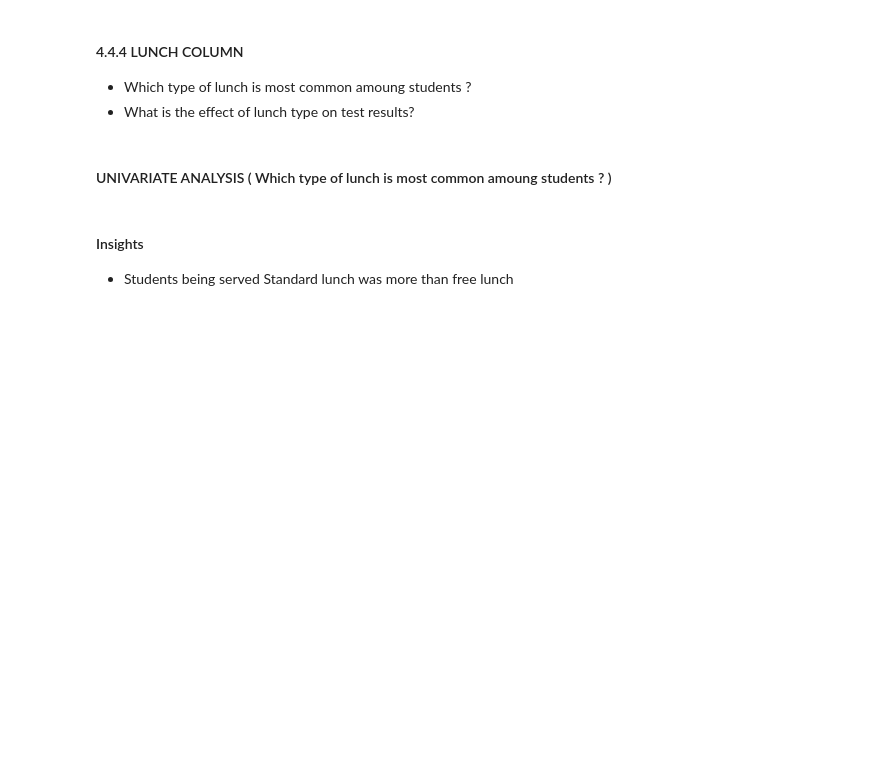
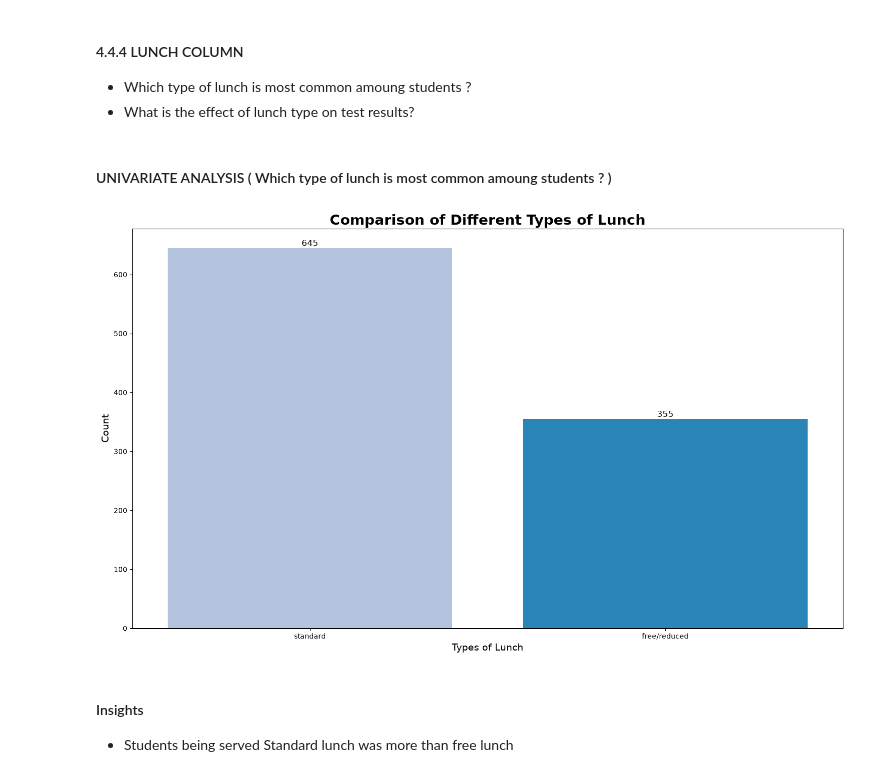
Before and after one commit to fiorellatrigo/mlproject, a Jupyter notebook: notebook/1 . EDA STUDENT PERFORMANCE .ipynb, the cells around one changed output. Drawn from its saved outputs; the diff is of its cells as text; code cells hidden in the pictures; blank space fills up the shorter version.

```diff
--- a/notebook/1 . EDA STUDENT PERFORMANCE .ipynb
+++ b/notebook/1 . EDA STUDENT PERFORMANCE .ipynb
@@ -634,14 +663,33 @@ plt.show()
 - What is the effect of lunch type on test results?
 # %% [markdown]
 #### UNIVARIATE ANALYSIS ( Which type of lunch is most common amoung students ? )
-# %%
-plt.rcParams['figure.figsize'] = (15, 9)
-plt.style.use('seaborn-talk')
-sns.countplot(df['lunch'], palette = 'PuBu')
-plt.title('Comparison of different types of lunch', fontweight = 30, fontsize = 20)
-plt.xlabel('types of lunch')
-plt.ylabel('count')
-plt.show()
+# %%
+fig, ax = plt.subplots(figsize=(15, 9))
+
+# Plot countplot for lunch distribution
+sns.countplot(
+    data=df,
+    x='lunch',
+    hue='lunch',
+    palette='PuBu',
+    legend=False,
+    ax=ax,
+    saturation=0.95
+)
+
+# Configure titles and labels
+ax.set_title('Comparison of Different Types of Lunch', fontweight='bold', fontsize=20)
+ax.set_xlabel('Types of Lunch', fontsize=14)
+ax.set_ylabel('Count', fontsize=14)
+
+# Add value labels on top of each bar
+for container in ax.containers:
+    ax.bar_label(container, color='black', size=12)
+
+plt.tight_layout()
+plt.show()
+# %% [output]
+[figure, added]
 # %% [markdown]
 #### Insights
 - Students being served Standard lunch was more than free lunch
```
Also changed, not shown: parts of 52 cells of this notebook, 7 other files.
